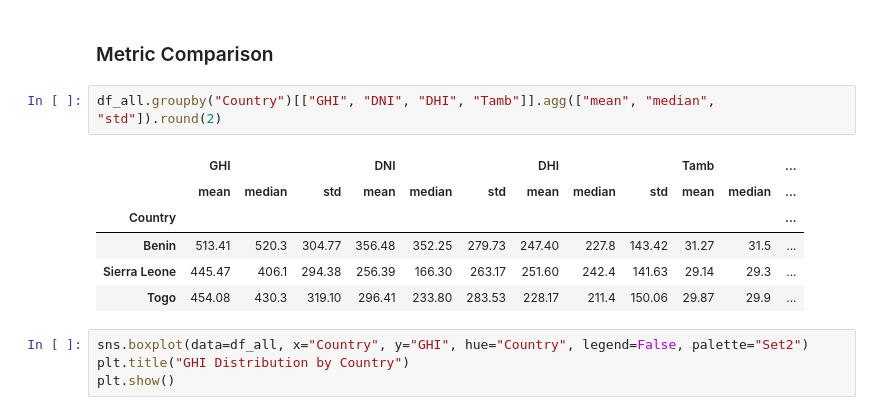
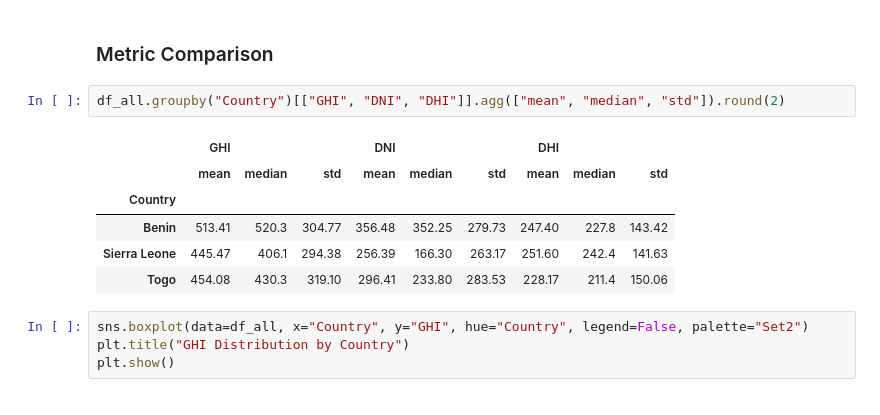
Before and after one commit to selamasnake/solar-challenge-week0, a Jupyter notebook: src/notebooks/compare_countries.ipynb, the cells around one changed output. Cells and saved outputs as stored; diff of their text form.

```diff
--- a/src/notebooks/compare_countries.ipynb
+++ b/src/notebooks/compare_countries.ipynb
@@ -35,14 +36,14 @@ df_all.head()
 # %% [markdown]
 ### Metric Comparison
 # %%
-df_all.groupby("Country")[["GHI", "DNI", "DHI", "Tamb"]].agg(["mean", "median", "std"]).round(2)
+df_all.groupby("Country")[["GHI", "DNI", "DHI"]].agg(["mean", "median", "std"]).round(2)
 # %% [output]
-|  | GHI |  |  | DNI |  |  | DHI |  |  | Tamb |  | ... |
-|  | mean | median | std | mean | median | std | mean | median | std | mean | median | ... |
-| Country |  |  |  |  |  |  |  |  |  |  |  | ... |
-| Benin | 513.41 | 520.3 | 304.77 | 356.48 | 352.25 | 279.73 | 247.40 | 227.8 | 143.42 | 31.27 | 31.5 | ... |
-| Sierra Leone | 445.47 | 406.1 | 294.38 | 256.39 | 166.30 | 263.17 | 251.60 | 242.4 | 141.63 | 29.14 | 29.3 | ... |
-| Togo | 454.08 | 430.3 | 319.10 | 296.41 | 233.80 | 283.53 | 228.17 | 211.4 | 150.06 | 29.87 | 29.9 | ... |
+|  | GHI |  |  | DNI |  |  | DHI |  |  |
+|  | mean | median | std | mean | median | std | mean | median | std |
+| Country |  |  |  |  |  |  |  |  |  |
+| Benin | 513.41 | 520.3 | 304.77 | 356.48 | 352.25 | 279.73 | 247.40 | 227.8 | 143.42 |
+| Sierra Leone | 445.47 | 406.1 | 294.38 | 256.39 | 166.30 | 263.17 | 251.60 | 242.4 | 141.63 |
+| Togo | 454.08 | 430.3 | 319.10 | 296.41 | 233.80 | 283.53 | 228.17 | 211.4 | 150.06 |
 # %%
 sns.boxplot(data=df_all, x="Country", y="GHI", hue="Country", legend=False, palette="Set2")
 plt.title("GHI Distribution by Country")
```
Also changed, not shown: parts of 1 cell of this notebook.
